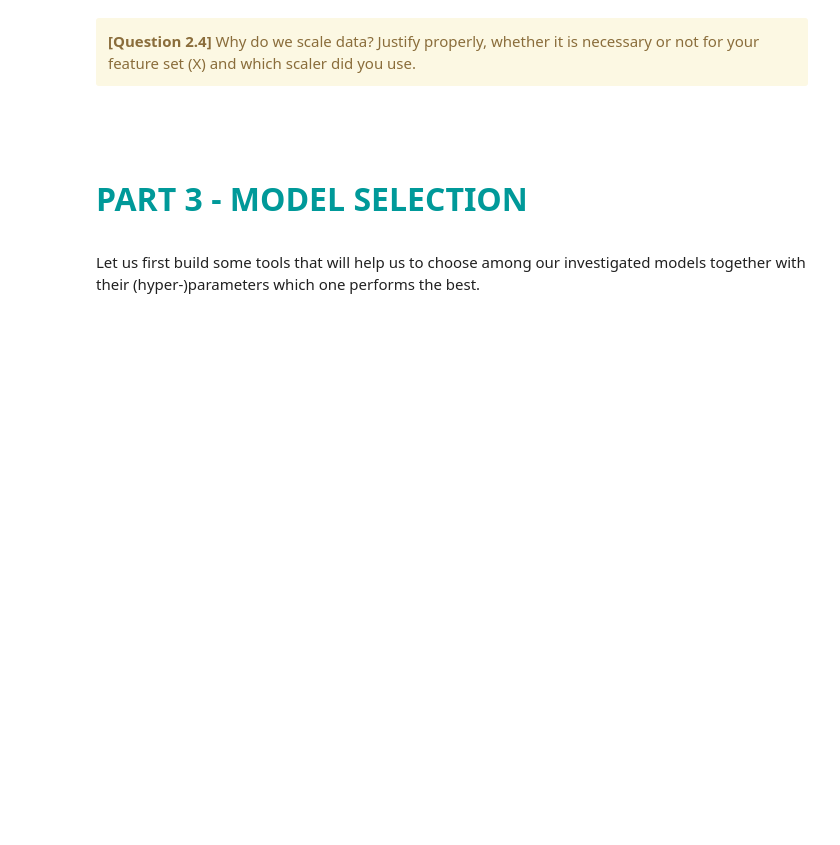
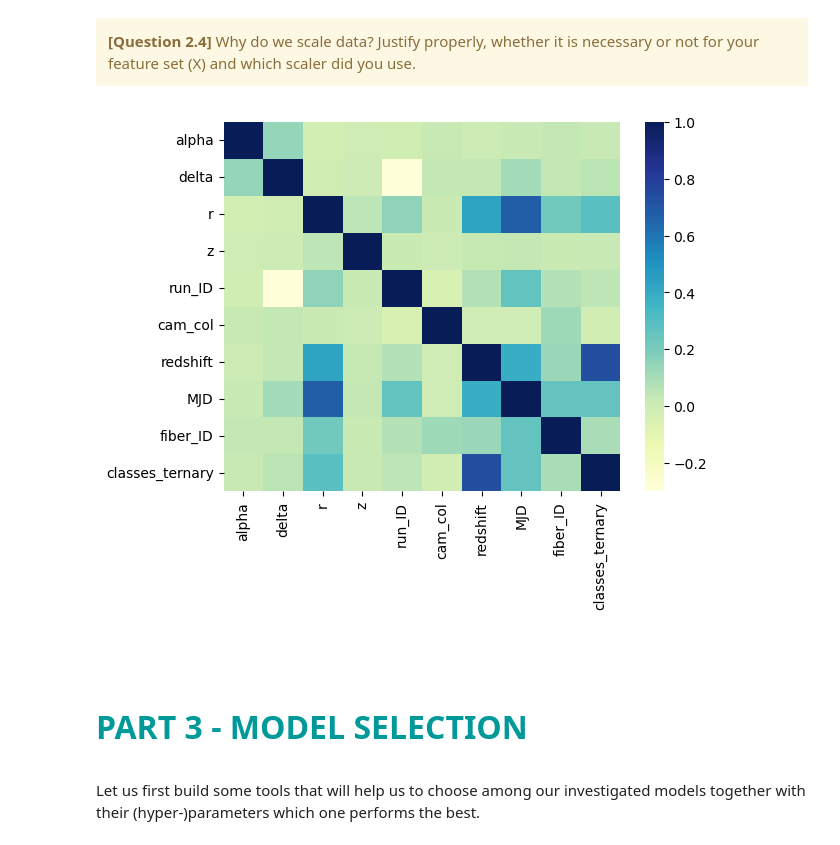
Before and after one commit to killianson/Hackathon-2, a Jupyter notebook: Hackathon02-Classification.ipynb, the cells around one changed output. Cells and saved outputs as stored; diff of their text form; code cells hidden in the pictures; blank space fills up the shorter version.

```diff
--- a/Hackathon02-Classification.ipynb
+++ b/Hackathon02-Classification.ipynb
@@ -301,20 +368,42 @@ __Remark 1.__ The scaler object, used to scale the <i>training set</i>, should a
 # %%
 """
 CELL N°6 : Data fill-in & scaling
 
 @pre: train and test dataframes and the list 'feature_names' of columns to keep
 @post:  X_train: numpy array, with (scaled) selected features, containing training data
         X_test: numpy array, with (scaled) selected features, containing testing data.
                 The scaling should be done using the statistic of the train set.
 """
 
 from sklearn.preprocessing import StandardScaler, MinMaxScaler
 
 
 ## Feature to discard (add some if necessary)
-feature_names = ["class"]
+#TODO: check if with the data_train instead
+
+
+#Over-correlated "between them" feature using the original dataset
+feature_names = ['spec_obj_ID', 'plate', 'u', 'g', 'obj_ID', 'i']
+
+#TODO : Under-correlated to the target features using the original dataset -> train set ? (adding)
+feature_names.append("field_ID") #field_ID          -0.000411 from the corr matrix
+
+#feature_names = ["class"] #already remapped as class_ternary
 X_train       = data_train.drop(columns = feature_names)
 X_test        = data_test.drop(columns = feature_names)
+#TODO : To scaale X_train and X_test (data should be scaled after or while the drop)
+
+####################visual result
+matrix = X_train.corr()
+#print(matrix)
+
+# printed data that will be plotted
+dataplot = sb.heatmap(matrix, cmap="YlGnBu")#, annot=True) pour direct voir les valeurs
+
+# displaying the heatmap
+plt.show()
+# %% [output]
+[figure, added]
 # %% [markdown]
 <br>
 
```
Also changed, not shown: parts of 3 cells of this notebook.
